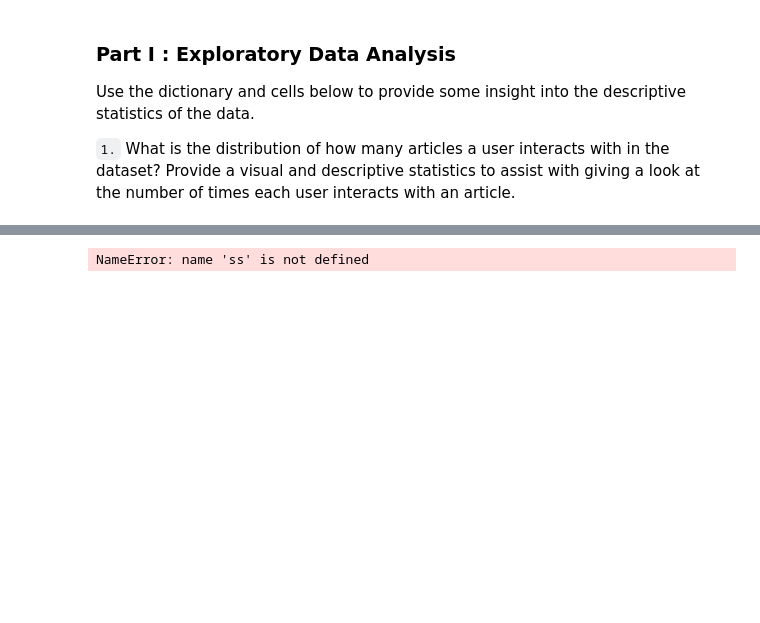
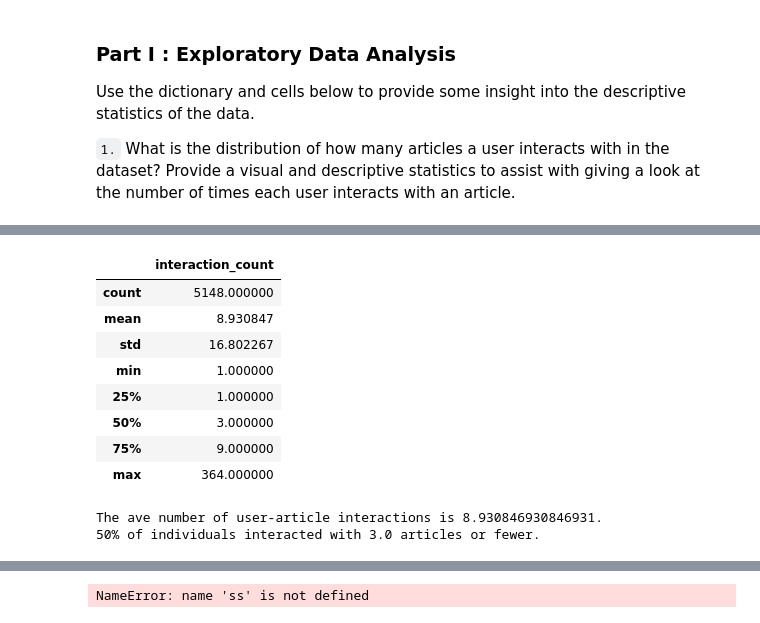
Before and after one commit to hen-wg/udacity_recommendation_engine, a Jupyter notebook: Recommendations_with_IBM.ipynb, the cells around one changed output, grey strips where cells are left out. Cells and saved outputs as stored; diff of their text form; code cells hidden in the pictures; blank space fills up the shorter version.

```diff
--- a/Recommendations_with_IBM.ipynb
+++ b/Recommendations_with_IBM.ipynb
@@ -231,0 +214,18 @@ df_pivot[df_pivot.index.get_level_values('email') == '2b6c0f514c2f2b04ad3c458340
+# %%
+df_user_article_count.describe()
+# %% [output]
+|  | interaction_count |
+| count | 5148.000000 |
+| mean | 8.930847 |
+| std | 16.802267 |
+| min | 1.000000 |
+| 25% | 1.000000 |
+| 50% | 3.000000 |
+| 75% | 9.000000 |
+| max | 364.000000 |
+# %%
+print(f'The ave number of user-article interactions is {df_user_article_count.mean()[0]}.')
+print(f'50% of individuals interacted with {df_user_article_count.quantile(0.5)[0]} articles or fewer.')
+# %% [output]
+The ave number of user-article interactions is 8.930846930846931.
+50% of individuals interacted with 3.0 articles or fewer.
```
Also changed, not shown: parts of 22 cells of this notebook.
